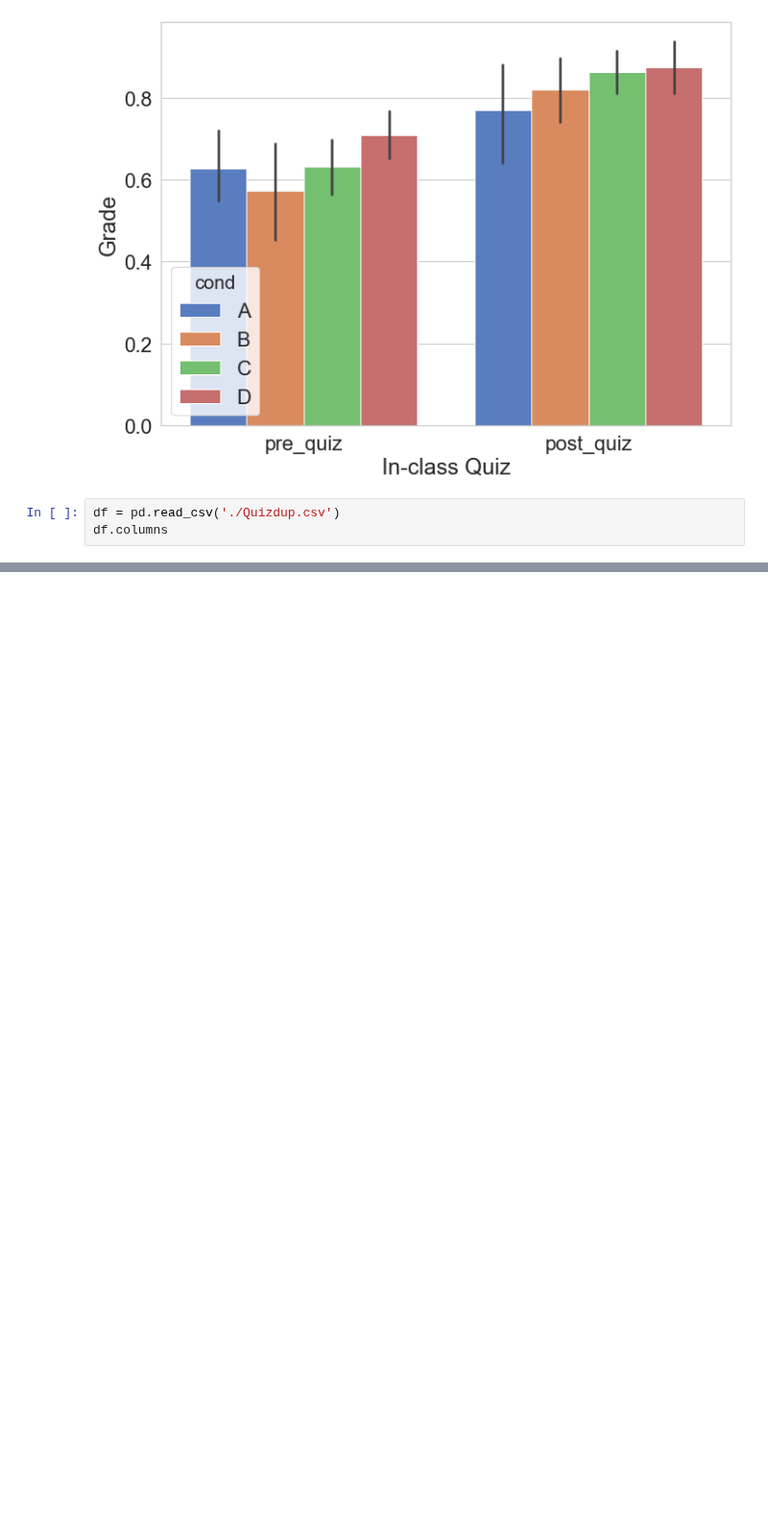
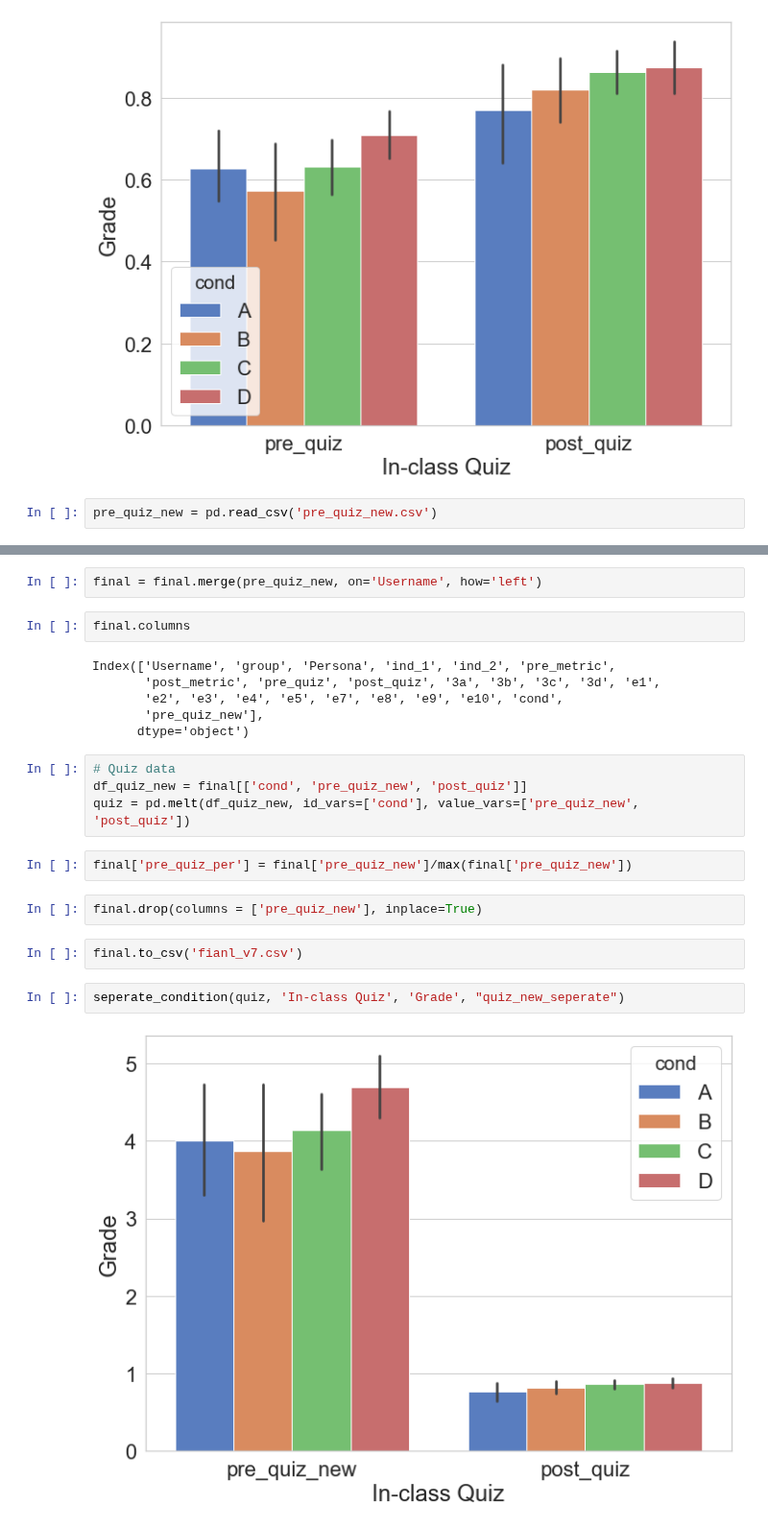
Before and after one commit to WesDeng/Recidivism_Exp, a Jupyter notebook: Quantitive Analysis.ipynb, the cells around one changed output, grey strips where cells are left out. Shown at 96% size. Drawn from its saved outputs; the diff is of its cells as text; blank space fills up the shorter version.

```diff
--- a/Quantitive Analysis.ipynb
+++ b/Quantitive Analysis.ipynb
@@ -217,5 +217,4 @@ seperate_condition(quiz, 'In-class Quiz', 'Grade', "quiz_seperate")
 # %% [output]
 [figure]
 # %%
-df = pd.read_csv('./Quizdup.csv')
-df.columns
+pre_quiz_new = pd.read_csv('pre_quiz_new.csv')
@@ -306,0 +225,24 @@ df_new
+# %%
+final = final.merge(pre_quiz_new, on='Username', how='left')
+# %%
+final.columns
+# %% [output]
+Index(['Username', 'group', 'Persona', 'ind_1', 'ind_2', 'pre_metric',
+       'post_metric', 'pre_quiz', 'post_quiz', '3a', '3b', '3c', '3d', 'e1',
+       'e2', 'e3', 'e4', 'e5', 'e7', 'e8', 'e9', 'e10', 'cond',
+       'pre_quiz_new'],
+      dtype='object')
+# %%
+# Quiz data
+df_quiz_new = final[['cond', 'pre_quiz_new', 'post_quiz']]
+quiz = pd.melt(df_quiz_new, id_vars=['cond'], value_vars=['pre_quiz_new', 'post_quiz'])
+# %%
+final['pre_quiz_per'] = final['pre_quiz_new']/max(final['pre_quiz_new'])
+# %%
+final.drop(columns = ['pre_quiz_new'], inplace=True)
+# %%
+final.to_csv('fianl_v7.csv')
+# %%
+seperate_condition(quiz, 'In-class Quiz', 'Grade', "quiz_new_seperate")
+# %% [output]
+[figure, added]
```
Also changed, not shown: parts of 10 cells of this notebook, 5 other files.
